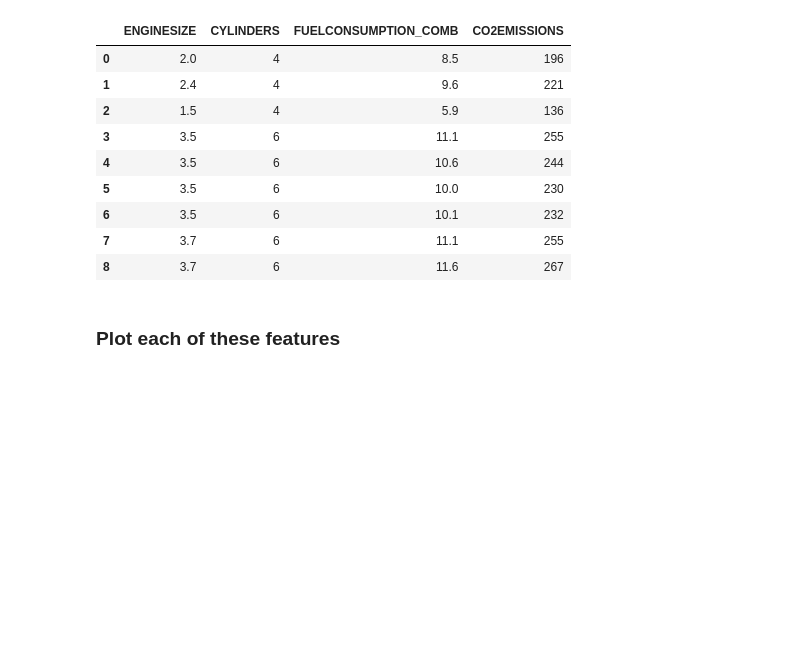
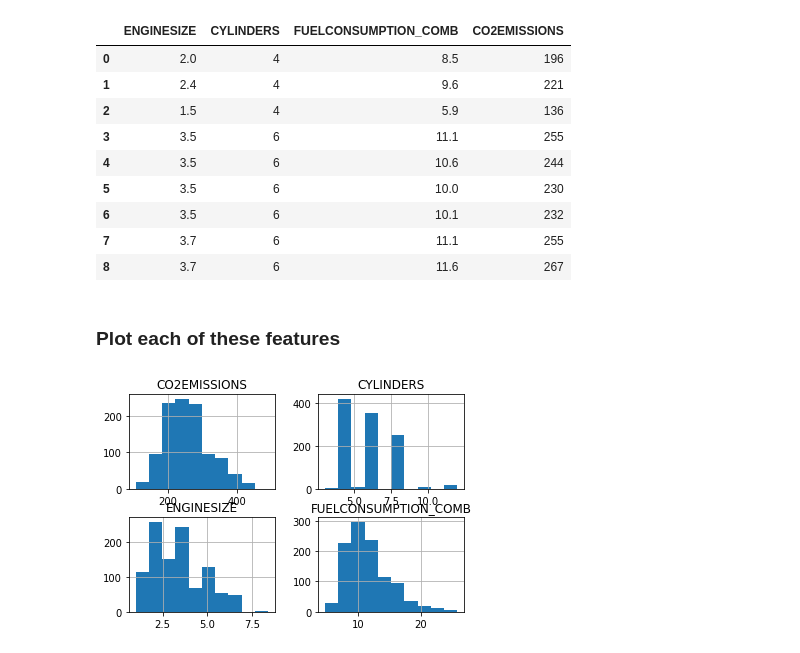
Before and after one commit to tasnuvaleeya/ml-cognitive, a Jupyter notebook: Simple Linear Regression.ipynb, the cells around one changed output. Saved outputs shown, nothing was run; the diff lists cells and outputs as text; code cells hidden in the pictures; blank space fills up the shorter version.

```diff
--- a/Simple Linear Regression.ipynb
+++ b/Simple Linear Regression.ipynb
@@ -79,0 +78,6 @@ figure1 =
+# %%
+figure1 = new_dataframe[['ENGINESIZE', 'CYLINDERS', 'FUELCONSUMPTION_COMB', 'CO2EMISSIONS']]
+figure1.hist()
+plt.show()
+# %% [output]
+[figure, added]
```
Also changed, not shown: parts of 18 cells of this notebook.
